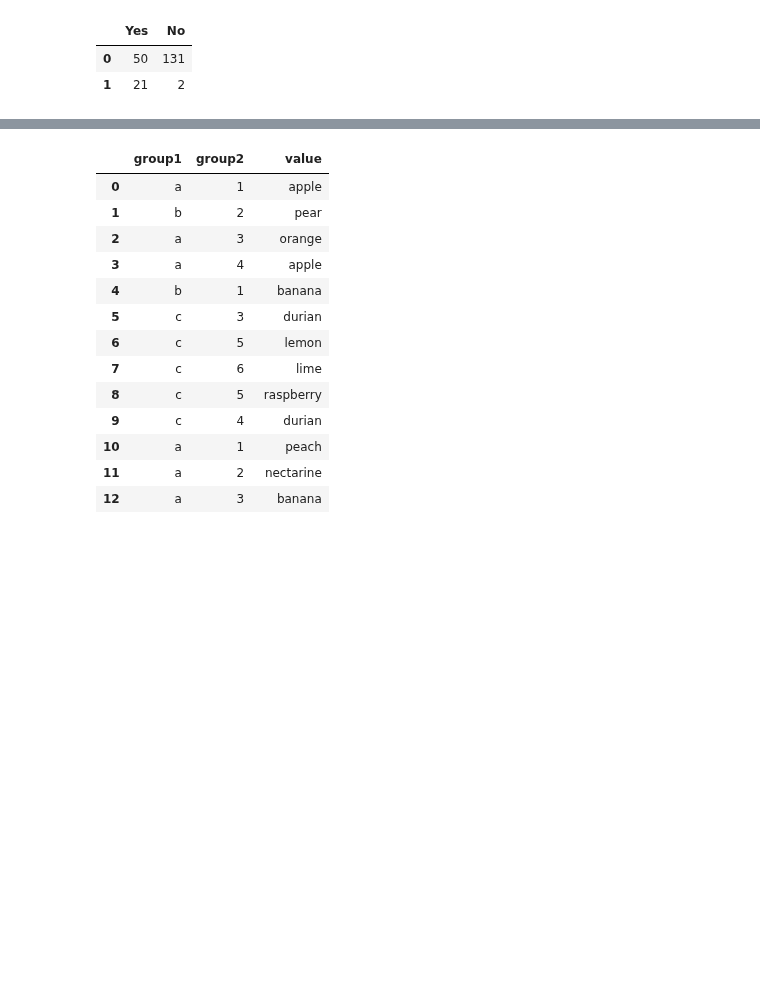
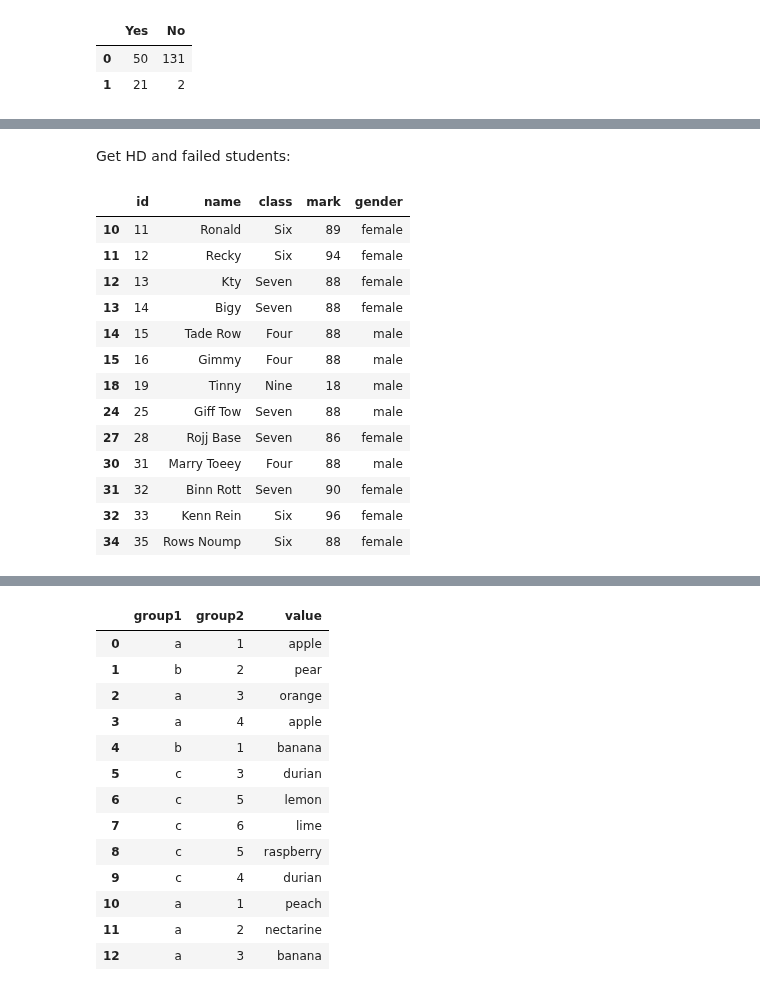
Before and after one commit to mtn75/Python-Toturial, a Jupyter notebook: python_workshop_pandas.ipynb, the cells around one changed output, grey strips where cells are left out. Saved outputs shown, nothing was run; the diff lists cells and outputs as text; code cells hidden in the pictures; blank space fills up the shorter version.

```diff
--- a/python_workshop_pandas.ipynb
+++ b/python_workshop_pandas.ipynb
@@ -19,0 +282,19 @@ pd.DataFrame({'Yes': [50, 21], 'No': [131, 2]})
+# %% [markdown]
+Get HD and failed students:
+# %%
+students.loc[(students.mark>85) | (students.mark<50)]
+# %% [output]
+|  | id | name | class | mark | gender |
+| 10 | 11 | Ronald | Six | 89 | female |
+| 11 | 12 | Recky | Six | 94 | female |
+| 12 | 13 | Kty | Seven | 88 | female |
+| 13 | 14 | Bigy | Seven | 88 | female |
+| 14 | 15 | Tade Row | Four | 88 | male |
+| 15 | 16 | Gimmy | Four | 88 | male |
+| 18 | 19 | Tinny | Nine | 18 | male |
+| 24 | 25 | Giff Tow | Seven | 88 | male |
+| 27 | 28 | Rojj Base | Seven | 86 | female |
+| 30 | 31 | Marry Toeey | Four | 88 | male |
+| 31 | 32 | Binn Rott | Seven | 90 | female |
+| 32 | 33 | Kenn Rein | Six | 96 | female |
+| 34 | 35 | Rows Noump | Six | 88 | female |
```
Also changed, not shown: parts of 34 cells of this notebook.
